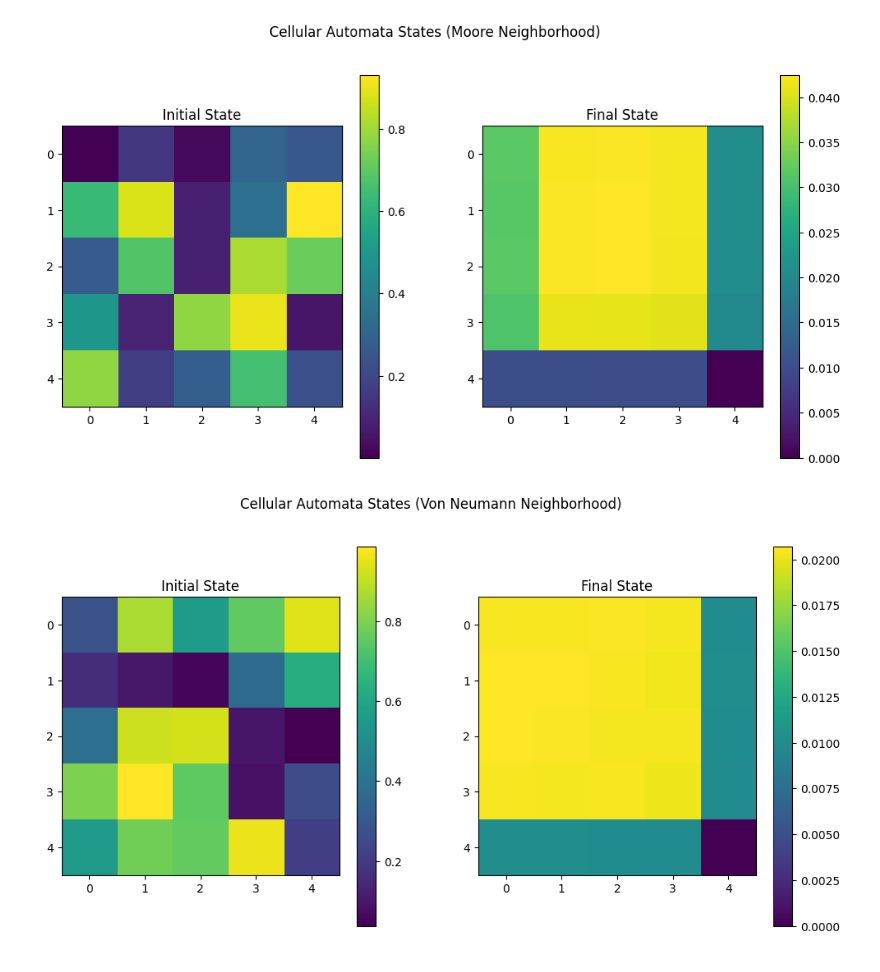
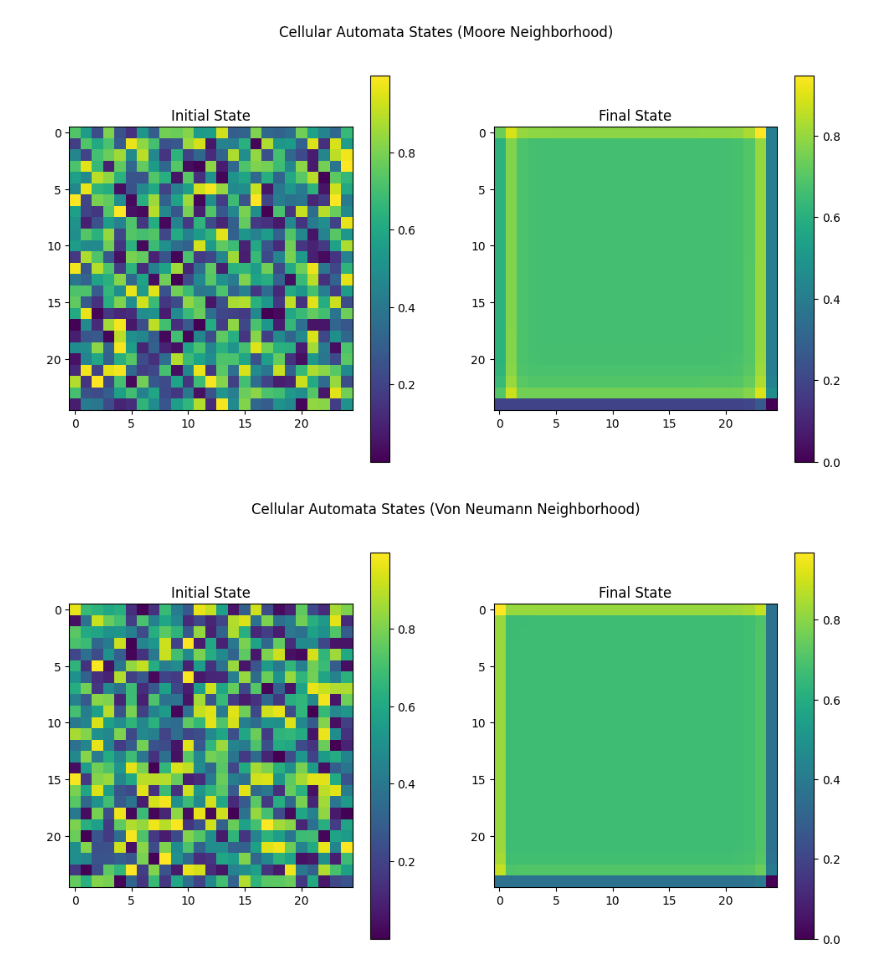
Before and after one commit to vitalismaxim/group_17, a Jupyter notebook: OFC.ipynb, the cells around one changed output. Drawn from its saved outputs; the diff is of its cells as text; code cells hidden in the pictures.

```diff
--- a/OFC.ipynb
+++ b/OFC.ipynb
@@ -26,18 +26,25 @@ def redistribute_force(F, L, alpha, F_thr, neighborhood='moore'):
         else:  # von Neumann neighborhood
             neighbors = [(i-1, j), (i+1, j), (i, j-1), (i, j+1)]
 
+        # count no of neighbors
+        neighbors_count = 0
+        for n in neighbors:
+            ni, nj = n
+            if 0 <= ni < L and 0 <= nj < L:
+                neighbors_count += 1
+
         # Redistribute the force to the neighbors
         for n in neighbors:
             ni, nj = n
             if 0 <= ni < L and 0 <= nj < L:
-                F_new[ni, nj] += alpha * force_to_redistribute
+                F_new[ni, nj] += (alpha * force_to_redistribute)/neighbors_count
 
         # Set the force of the active site to zero
         F_new[i, j] = 0
 
     return F_new, active_sites
 
-def simulate_ca(L, alpha, F_thr, n_additions, neighborhood='moore', seed=10):
+def simulate_ca(L, alpha, F_thr, n_additions, neighborhood='moore'):
     # Initialize the grid with random forces
     F = np.random.rand(L, L) * F_thr
     initial_state = np.copy(F)
@@ -79,22 +86,22 @@ def visualize_states(initial_state, final_state, title='Cellular Automata States
     plt.show()
 # %%
 # Parameters
-L = 5  # Size of the lattice
-alpha = 0.01  # Coupling constant
+L = 25  # Size of the lattice
+alpha = 0.8  # Coupling constant
 F_thr = 1.0  # Threshold force
-n_additions = 2  # Number of additions of force to the system
+n_additions = 500 # Number of additions of force to the system
 
 # Run the simulation for Moore neighborhood
 initial_state_moore, final_state_moore = simulate_ca(L, alpha, F_thr, n_additions, neighborhood='moore')
 
 # Visualize the initial and final states for Moore neighborhood
 visualize_states(initial_state_moore, final_state_moore, title='Cellular Automata States (Moore Neighborhood)')
 
 # Run the simulation for Von Neumann neighborhood
 initial_state_von, final_state_von = simulate_ca(L, alpha, F_thr, n_additions, neighborhood='von_neumann')
 
 # Visualize the initial and final states for Von Neumann neighborhood
 visualize_states(initial_state_von, final_state_von, title='Cellular Automata States (Von Neumann Neighborhood)')
 # %% [output]
-[figure, old version]
+[figure, new version]
-[figure, old version]
+[figure, new version]
```
